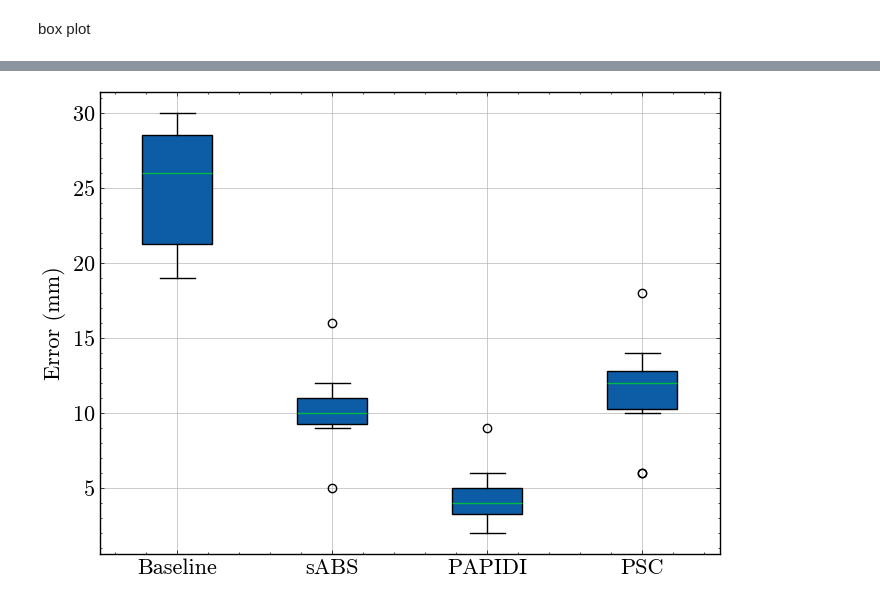
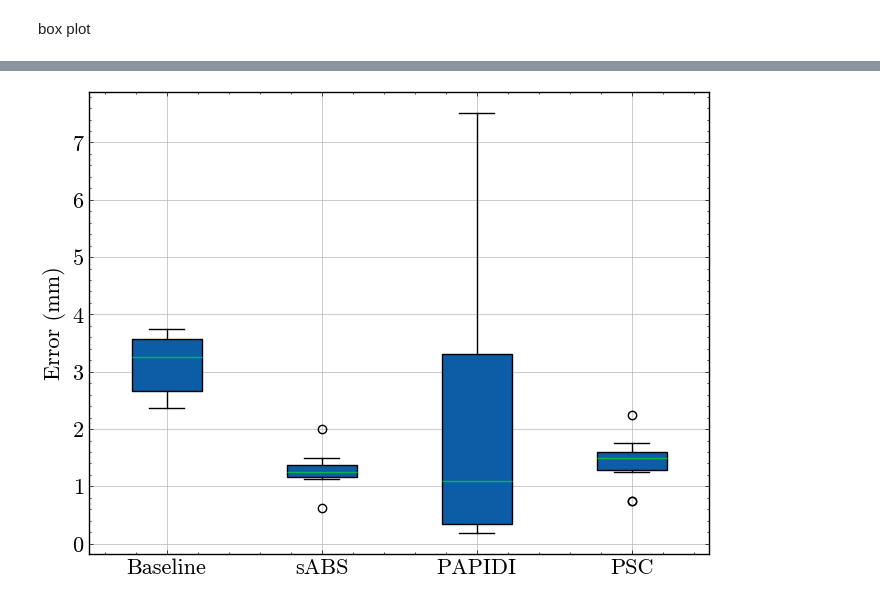
Before and after one commit to addaia/PHREDO, a Jupyter notebook: plotter.ipynb, the cells around one changed output, grey strips where cells are left out. Drawn from its saved outputs; the diff is of its cells as text; code cells hidden in the pictures.

```diff
--- a/plotter.ipynb
+++ b/plotter.ipynb
@@ -1496,28 +1496,29 @@ plt.show()
 # %% [markdown]
 box plot
 # %%
+import numpy as np
+errors_baseline = np.array([21, 19, 20, 30, 22, 26, 30, 29, 27, 26])/8
+errors_sABS = np.array([5, 10, 9, 12, 11, 10, 10, 11, 9, 16])/8
+errors_PAPIDI = np.array([0.253, 4.06, 2.99, 7.52, 3.42, 0.22, 0.193, 0.59, 1.43, 0.771])
+errors_PSC = np.array([10, 6, 11, 12, 12, 6, 18, 13, 14, 12])/8
 
-errors_baseline = [21, 19, 20, 30, 22, 26, 30, 29, 27, 26]
-errors_sABS = [5, 10, 9, 12, 11, 10, 10, 11, 9, 16]
-errors_PAPIDI = [2, 4, 3, 5, 4, 9, 6, 2, 5, 4]
-errors_PSC = [10, 6, 11, 12, 12, 6, 18, 13, 14, 12]
 # combine
 data = [errors_baseline, errors_sABS, errors_PAPIDI, errors_PSC]
 
 # boxplo
 plt.figure(figsize=(8, 6))
 plt.boxplot(data, patch_artist=True)
 
 
 plt.xticks([1, 2, 3, 4], ['Baseline','sABS', 'PAPIDI', 'PSC'])
 plt.ylabel('Error (mm)')
 
 plt.savefig('comp.pdf')
 from google.colab import files
 files.download('comp.pdf')
 
 plt.show()
 # %% [output]
 [interactive output not drawn]
 [interactive output not drawn]
-[figure, old version]
+[figure, new version]
```
